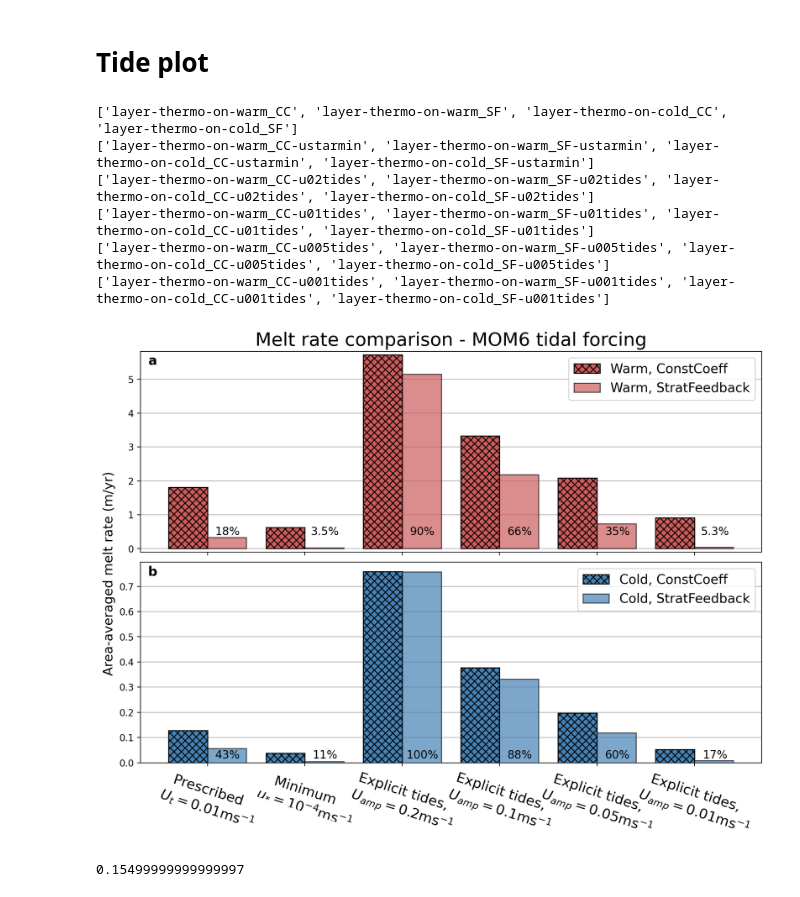
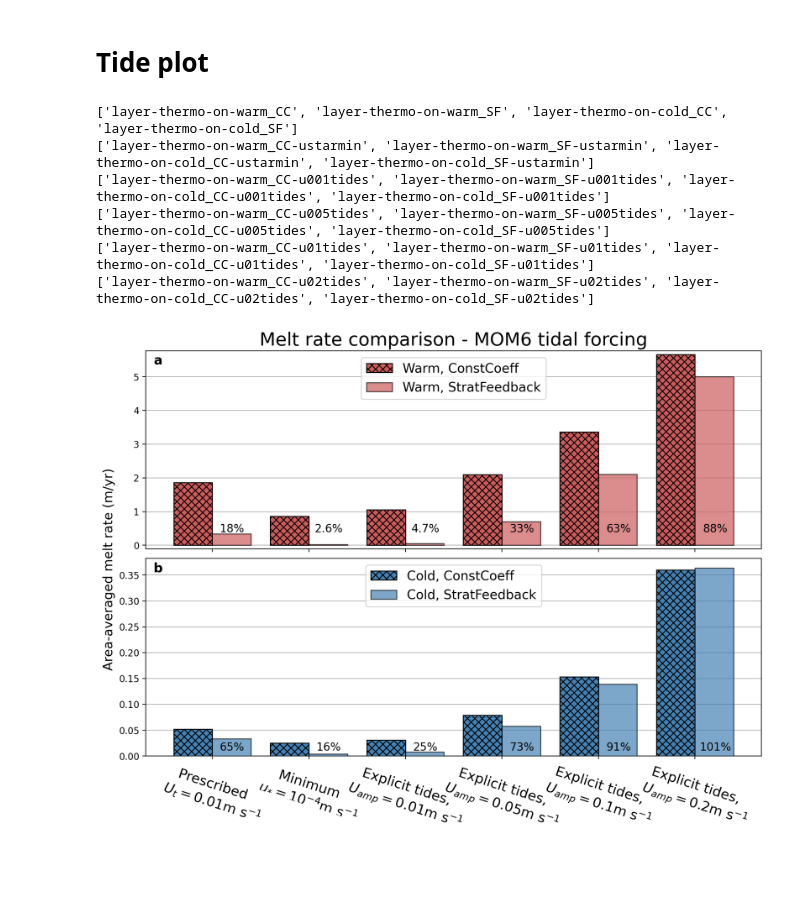
Before and after one commit to claireyung/stratification-feedback-param-paper, a Jupyter notebook: barplot-mom6-mit.ipynb, the cells around one changed output. Drawn from its saved outputs; the diff is of its cells as text; code cells hidden in the pictures; blank space fills up the shorter version.

```diff
--- a/barplot-mom6-mit.ipynb
+++ b/barplot-mom6-mit.ipynb
@@ -35,7 +32,7 @@ ymax = 720
 def open_files(i):
     base = base_folder + list_folders[i]
     #prog = xr.open_dataset(base + '/archive/output000/prog__0002_002.nc')
-    prog = xr.open_dataset(base + '/output000/prog__0002_002.nc')
+    prog = xr.open_dataset(base + '/output000/prog_steadymean.nc')
 
     #ocean_daily_z = xr.open_dataset(base + 'output000/ocean_daily_z.nc')
     #ocean_geometry = xr.open_dataset(base + "/archive/output000/ocean_geometry.nc")
@@ -44,7 +41,7 @@ def open_files(i):
 def open_ocean_daily_z(i):
     base = base_folder + list_folders[i]
     #prog = xr.open_dataset(base + '/archive/output000/ocean_daily_z.nc')
-    prog = xr.open_dataset(base + '/output000/ocean_daily_z.nc')
+    prog = xr.open_dataset(base + '/output000/ocean_daily_z_steadymean.nc')
     return prog
 # %%
 # column bar
@@ -124,21 +76,19 @@ multiplier = 0
 # %%
 def open_files_mit(i):
-    base_folder_mit = '/scratch/x77/cy8964/gadi_short/cy8964/mitgcm/archive/'
-#    base_folder_mit = '/g/data/x77/cy8964/mitgcm/archive/'
+    base_folder_mit = '/g/data/x77/cy8964/mitgcm/archive/'
 
     folder = base_folder_mit+list_folders[i]+'/output001/'
     folder1 = base_folder_mit+list_folders[i]+'/output000/'
 
     grid = xr.open_dataset(folder1 + 'grid.nc')
-    tave = xr.open_dataset(folder + 'tave.nc')
-    shelficetave = xr.open_dataset(folder + 'shelfice_tave.nc')
-    shelfsnap = xr.open_dataset(folder + 'shelfsnap.nc')
+    tave = xr.open_dataset(folder + 'tave_steadymean.nc')
+    shelficetave = xr.open_dataset(folder + 'shelfice_tave_steadymean.nc')
+    shelfsnap = xr.open_dataset(folder + 'shelfsnap_steadymean.nc')
     return grid, tave, shelficetave, shelfsnap# column bar
 no_configs = 4
 mrs_mit = np.zeros(no_configs*3)
 s_to_year = 3600*24*365
 rho0 = 1000
-time_slice = np.arange(-180,0)
 list_folders_base = ['run-J10-warm', 'run-R22-warm', 'run-J10-cold', 'run-R22-cold']
 suffixes = ['-ustarmin','-utide','-convectivelimitlocal']
 for n in np.arange(len(suffixes)):
@@ -146,7 +96,7 @@ for n in np.arange(len(suffixes)):
     print(list_folders)
     for i in np.arange(no_configs):
         grid, tave, shelficetave, shelfsnap = open_files_mit(i)
-        melt = -s_to_year/rho0*shelficetave.fwFluxtave.where(shelficetave.fwFluxtave !=0).mean(['X','Y']).isel(T = time_slice).mean('T').values
+        melt = -s_to_year/rho0*shelficetave.fwFluxtave.where(shelficetave.fwFluxtave !=0).mean(['X','Y']).values
         mrs_mit[i+n*4]= melt
 # %% [output]
 ['run-J10-warm-ustarmin', 'run-R22-warm-ustarmin', 'run-J10-cold-ustarmin', 'run-R22-cold-ustarmin']
@@ -450,30 +247,24 @@ plt.show()
 # column bar
 mrs = np.zeros(4*6)
 s_to_year = 3600*24*365
-tt = 29
 list_folders_base = ['layer-thermo-on-warm_CC','layer-thermo-on-warm_SF',
                'layer-thermo-on-cold_CC','layer-thermo-on-cold_SF']
-suffixes = ['','-ustarmin','-u02tides','-u01tides','-u005tides','-u001tides']#,'-convectivelimitlocal']
+suffixes = ['','-ustarmin','-u001tides','-u005tides','-u01tides','-u02tides']#,'-convectivelimitlocal']
 for n in np.arange(len(suffixes)):
     list_folders = [x+suffixes[n] for x in list_folders_base]
     print(list_folders)
     for i in np.arange(4):
         ocean_daily_z = open_ocean_daily_z(i)
-        dataplot = ocean_daily_z.melt.where(ocean_daily_z.melt!=0).mean(['xT','yT']).isel(time = tt).values
+        dataplot = ocean_daily_z.melt.where(ocean_daily_z.melt!=0).mean(['xT','yT']).values
         mrs[i+n*4]= dataplot
 
 
-species = ("Prescribed \n "+r"$U_{t} = 0.01$ms$^{-1}$",
-           "Minimum \n "+r"$u_{*}=10^{-4}$ms$^{-1}$",
-           "Explicit tides, \n $U_{amp} = 0.2$ms$^{-1}$",
-           "Explicit tides, \n $U_{amp} = 0.1$ms$^{-1}$",
-           "Explicit tides, \n $U_{amp} = 0.05$ms$^{-1}$",
-           "Explicit tides, \n $U_{amp} = 0.01$ms$^{-1}$")#,
-
-           #"Convective \n McConnochie & Kerr (2018) \n lab-based limit")#,
-          #"Convective \n MK18 limit, \n"+r" $\theta = 85^\circ$",
-          #"Convective \n MK18 limit, \n"+r" $\theta = 89^\circ$",
-          #"Convective \n MK18 limit, \n"+r"constant $\theta = 89.9^\circ$")
+species = ("Prescribed \n "+r"$U_{t} = 0.01$m s$^{-1}$",
+           "Minimum \n "+r"$u_{*}=10^{-4}$m s$^{-1}$",
+           "Explicit tides, \n $U_{amp} = 0.01$m s$^{-1}$",
+           "Explicit tides, \n $U_{amp} = 0.05$m s$^{-1}$",
+           "Explicit tides, \n $U_{amp} = 0.1$m s$^{-1}$",
+           "Explicit tides, \n $U_{amp} = 0.2$m s$^{-1}$")#,
 penguin_means = {
     'Warm, ConstCoeff': (mrs[0],mrs[4],mrs[8],mrs[12],mrs[16],mrs[20]),#mrs[20]),
     'Warm, StratFeedback': (mrs[1],mrs[5],mrs[9],mrs[13],mrs[17],mrs[21]),
@@ -485,7 +276,7 @@ x = np.arange(len(species))  # the label locations
 width = 0.4  # the width of the bars
 multiplier = 0
 
-fig, axes = plt.subplots(dpi = 200, figsize = (12,8),nrows = 2,sharex = True)
+fig, axes = plt.subplots(dpi = 200, figsize = (12,9),nrows = 2,sharex = True)
 
 
 for attribute, measurement in penguin_means.items():
@@ -506,55 +297,45 @@ for attribute, measurement in penguin_means.items():
         offset = width * multiplier
         rects = axes[1].bar(x + offset, measurement, width, label=attribute, capsize=5, color = 'steelblue', edgecolor = 'k', hatch = None, alpha = 0.7, zorder = 3)
 
-    #ax.bar_label(rects, padding=1)
     multiplier += 1
-        #rects = ax.bar(x + offset, measurement, width, label=attribute, yerr = ((-0.2584+0.337,-0.036+0.039),(0.556-0.337,0.046-0.039)),capsize=10,color = ('indianred','steelblue'), edgecolor = 'k', hatch = None, alpha = 0.7)
 
 # Add some text for labels, title and custom x-axis tick labels, etc.
-#axes[0].set_ylabel('Area-averaged melt rate (m/yr)', fontsize = 16)
 axes[1].set_ylabel('                                           Area-averaged melt rate (m/yr)', fontsize = 14)
 axes[0].set_title('Melt rate comparison - MOM6 tidal forcing', fontsize = 20)
 axes[1].set_xticks(x + width*1/2, species, fontsize = 15, rotation=-18)
-axes[0].legend(loc='upper right',fontsize = 14)#, ncols=3)
-axes[1].legend(loc='upper right',fontsize = 14)#, ncols=3)
+axes[0].legend(loc='upper center',fontsize = 14)#, ncols=3)
+axes[1].legend(loc='upper center',fontsize = 14)#, ncols=3)
 axes[0].set_ylim(-0.1, np.max(mrs)+0.1)
-#ax.set_yticklabels(fontsize = 14)
-#plt.subplots_adjust(hspace = 0.4)
-#fig.tight_layout(pad=5.0)
-#plt.grid()
 axes[0].text(0.02,0.95,'a',horizontalalignment='center', fontweight='bold',
      verticalalignment='center',transform=axes[0].transAxes, fontsize = 14)
 axes[1].text(0.02,0.95,'b',horizontalalignment='center', fontweight='bold',
      verticalalignment='center',transform=axes[1].transAxes, fontsize = 14)
 axes[0].grid(axis = 'y')
 axes[1].grid(axis = 'y')
 
-fig.subplots_adjust(wspace = 0.15, hspace = 0.05)
+fig.subplots_adjust(wspace = 0.15, hspace = 0.05, bottom = 0.2)
 
 for i in np.arange(6):
     if (mrs[i*4+1]/mrs[i*4+0]*100)<10:
         axes[0].text(0.14+(0.157)*i,0.1,f'{(mrs[i*4+1]/mrs[i*4+0]*100):.2}'+'%',horizontalalignment='center',verticalalignment='center',
                transform = axes[0].transAxes, fontsize = 12)
     else:
         axes[0].text(0.14+(0.157)*i,0.1,f'{(mrs[i*4+1]/mrs[i*4+0]*100):.0f}'+'%',horizontalalignment='center',verticalalignment='center',
                transform = axes[0].transAxes, fontsize = 12)
     if (mrs[i*4+3]/mrs[i*4+2]*100)<10:
-        axes[1].text(0.14+(0.157)*i,0.037,f'{(mrs[i*4+3]/mrs[i*4+2]*100):.2}'+'%',horizontalalignment='center',verticalalignment='center',
+        axes[1].text(0.14+(0.157)*i,0.043,f'{(mrs[i*4+3]/mrs[i*4+2]*100):.2}'+'%',horizontalalignment='center',verticalalignment='center',
                transform = axes[1].transAxes, fontsize = 12)
     else:
-        axes[1].text(0.14+(0.157)*i,0.037,f'{(mrs[i*4+3]/mrs[i*4+2]*100):.0f}'+'%',horizontalalignment='center',verticalalignment='center',
+        axes[1].text(0.14+(0.157)*i,0.043,f'{(mrs[i*4+3]/mrs[i*4+2]*100):.0f}'+'%',horizontalalignment='center',verticalalignment='center',
                transform = axes[1].transAxes, fontsize = 12)
 
 plt.show()
+fig.savefig('/g/data/x77/cy8964/ISOMIP/param-paper-plots/figs/Fig7.pdf')
 # %% [output]
 ['layer-thermo-on-warm_CC', 'layer-thermo-on-warm_SF', 'layer-thermo-on-cold_CC', 'layer-thermo-on-cold_SF']
 ['layer-thermo-on-warm_CC-ustarmin', 'layer-thermo-on-warm_SF-ustarmin', 'layer-thermo-on-cold_CC-ustarmin', 'layer-thermo-on-cold_SF-ustarmin']
+['layer-thermo-on-warm_CC-u001tides', 'layer-thermo-on-warm_SF-u001tides', 'layer-thermo-on-cold_CC-u001tides', 'layer-thermo-on-cold_SF-u001tides']
+['layer-thermo-on-warm_CC-u005tides', 'layer-thermo-on-warm_SF-u005tides', 'layer-thermo-on-cold_CC-u005tides', 'layer-thermo-on-cold_SF-u005tides']
+['layer-thermo-on-warm_CC-u01tides', 'layer-thermo-on-warm_SF-u01tides', 'layer-thermo-on-cold_CC-u01tides', 'layer-thermo-on-cold_SF-u01tides']
 ['layer-thermo-on-warm_CC-u02tides', 'layer-thermo-on-warm_SF-u02tides', 'layer-thermo-on-cold_CC-u02tides', 'layer-thermo-on-cold_SF-u02tides']
-['layer-thermo-on-warm_CC-u01tides', 'layer-thermo-on-warm_SF-u01tides', 'layer-thermo-on-cold_CC-u01tides', 'layer-thermo-on-cold_SF-u01tides']
-['layer-thermo-on-warm_CC-u005tides', 'layer-thermo-on-warm_SF-u005tides', 'layer-thermo-on-cold_CC-u005tides', 'layer-thermo-on-cold_SF-u005tides']
-['layer-thermo-on-warm_CC-u001tides', 'layer-thermo-on-warm_SF-u001tides', 'layer-thermo-on-cold_CC-u001tides', 'layer-thermo-on-cold_SF-u001tides']
-[figure, old version]
+[figure, new version]
-# %%
-0.295-0.14
-# %% [output]
-0.15499999999999997
```
Also changed, not shown: parts of 7 cells of this notebook, 29 other files.
